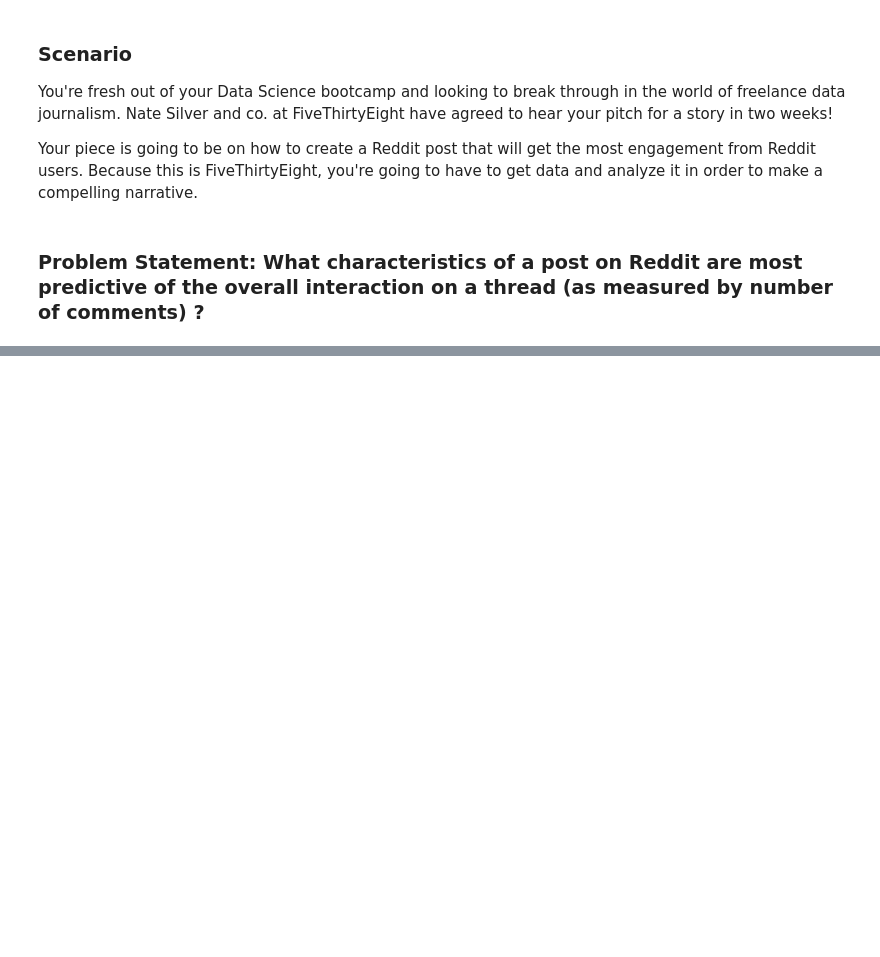
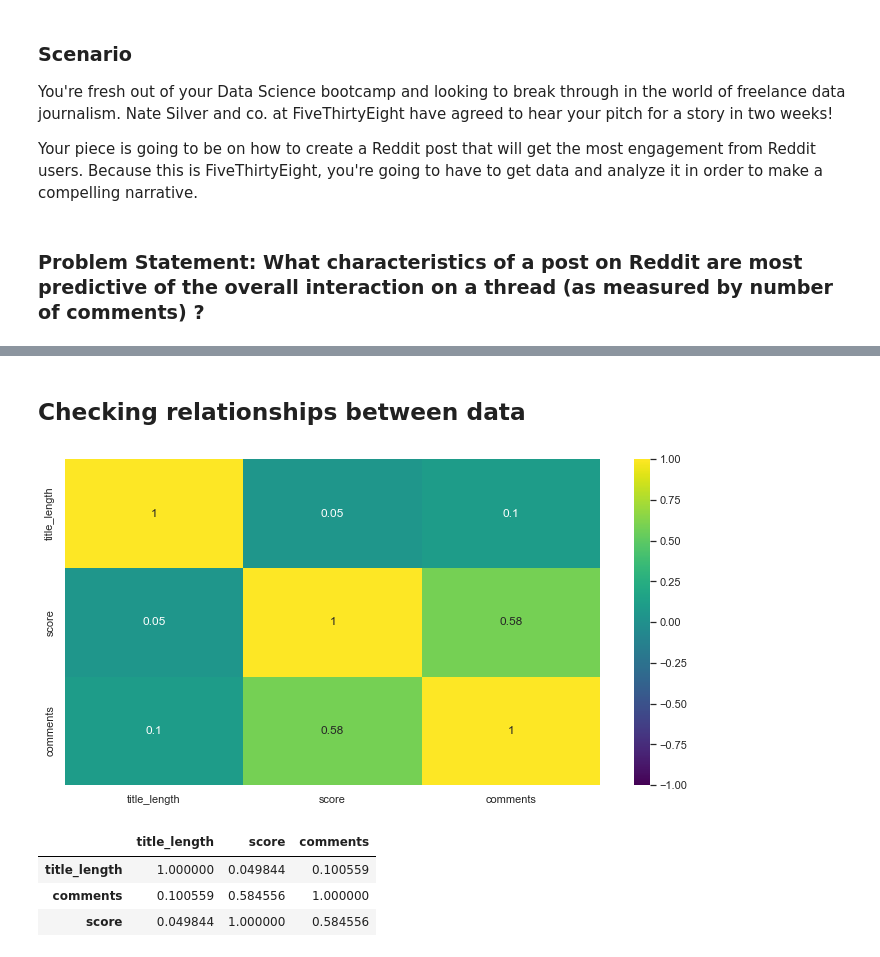
Before and after one commit to Mcapp1/Reddit-Classification-NLP, a Jupyter notebook: Project_3.ipynb, the cells around one changed output, grey strips where cells are left out. Drawn from its saved outputs; the diff is of its cells as text; code cells hidden in the pictures; blank space fills up the shorter version.

```diff
--- a/Project_3.ipynb
+++ b/Project_3.ipynb
@@ -144,0 +288,15 @@ df
+# %% [markdown]
+## Checking relationships between data
+# %%
+sns.heatmap(df.corr(),cmap='viridis',vmin = -1,annot=True);
+
+sns.set(rc = {'figure.figsize':(12,6)});
+# %% [output]
+[figure, added]
+# %%
+df.corr().sort_values(by='score')
+# %% [output]
+|  | title_length | score | comments |
+| title_length | 1.000000 | 0.049844 | 0.100559 |
+| comments | 0.100559 | 0.584556 | 1.000000 |
+| score | 0.049844 | 1.000000 | 0.584556 |
```
Also changed, not shown: parts of 156 cells of this notebook, 2 other files.
